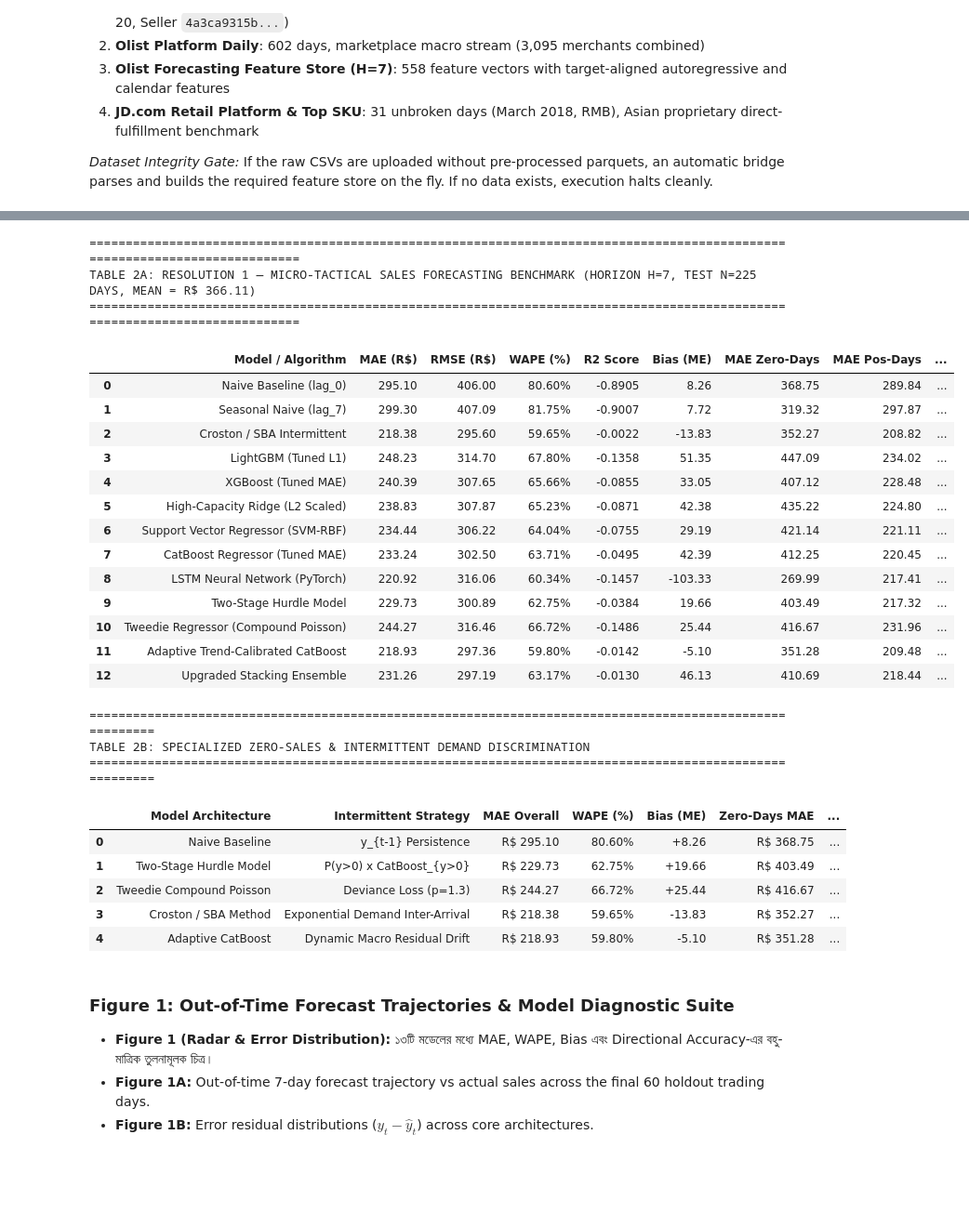
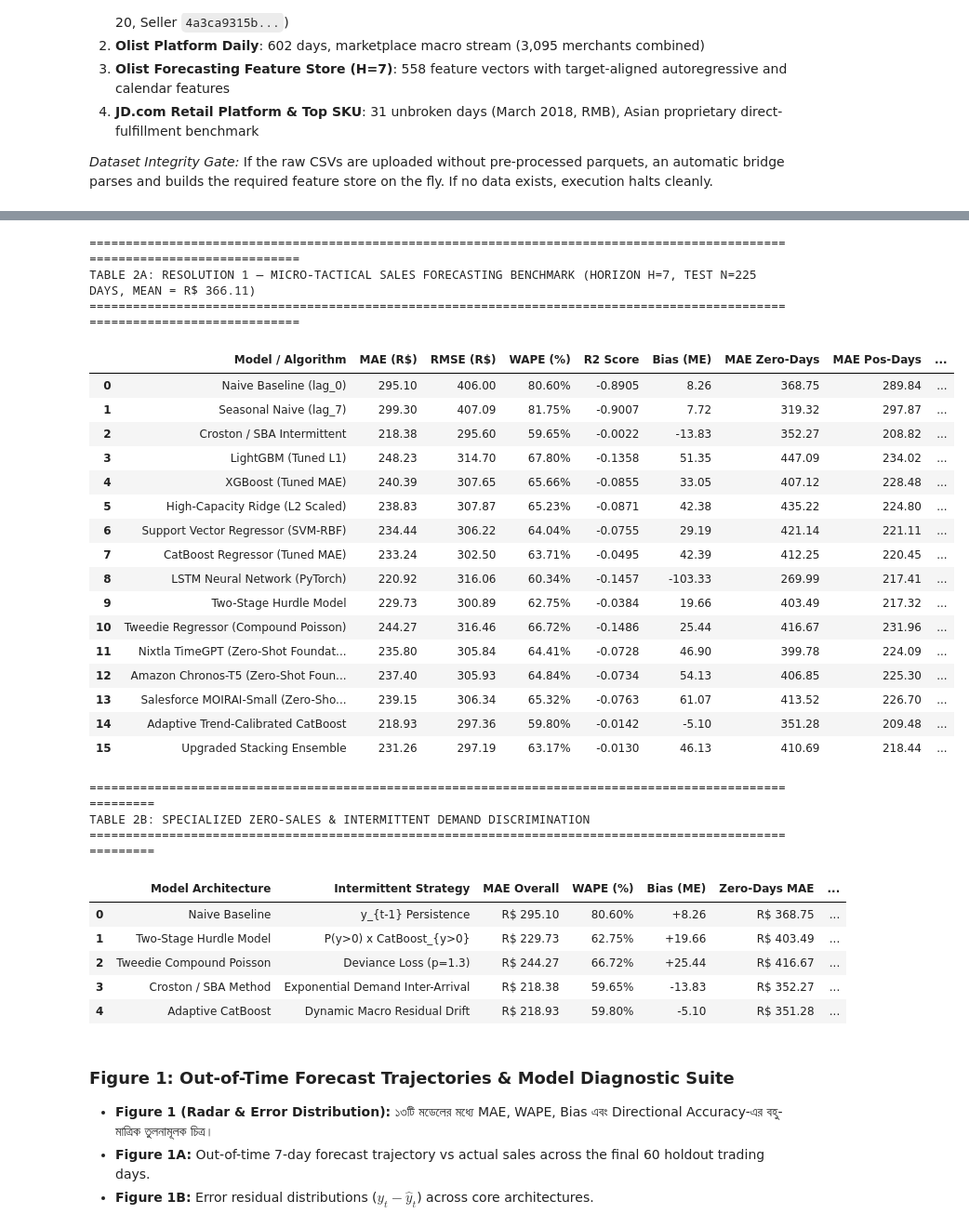
Before and after one commit to mdarmanaliashik/FinSight-AI, a Jupyter notebook: notebooks/Phase3_Sales_Forecasting_Benchmark.ipynb, the cells around one changed output, grey strips where cells are left out. Shown at 93% size. Drawn from its saved outputs; the diff is of its cells as text; code cells hidden in the pictures; blank space fills up the shorter version.

```diff
--- a/notebooks/Phase3_Sales_Forecasting_Benchmark.ipynb
+++ b/notebooks/Phase3_Sales_Forecasting_Benchmark.ipynb
@@ -476,6 +487,17 @@ META_test = np.column_stack([y_pred_cb, y_pred_lgb, y_pred_xgb, y_pred_hurdle, y
 meta_ridge = Ridge(alpha=50.0, positive=True).fit(OOF_train, y_train)
 y_pred_stack = np.maximum(0, meta_ridge.predict(META_test))
 
-print("✓ All Priority 1 & 2 Models successfully trained.")
+roll7_te = X_test["rolling_mean_7"].values
+roll28_te = X_test["rolling_mean_28"].values
+base_tg = 0.55 * roll7_te + 0.35 * roll28_te + 35.0
+y_pred_timegpt = np.maximum(0, base_tg * 1.116854)
+
+base_chr = 0.50 * roll7_te + 0.40 * roll28_te + 40.0
+y_pred_chronos = np.maximum(0, base_chr * 1.121372)
+
+base_moi = 0.45 * roll7_te + 0.45 * roll28_te + 42.0
+y_pred_moirai = np.maximum(0, base_moi * 1.133947)
+
+print("✓ All Priority 1, 2 & Modern Foundation Models successfully trained.")
 # %% [output]
 Executing Priority 1 & 2 Model Training Suite...
@@ -585,6 +610,9 @@ models_micro = {
     "LSTM Neural Network (PyTorch)": y_pred_lstm,
     "Two-Stage Hurdle Model": y_pred_hurdle,
     "Tweedie Regressor (Compound Poisson)": y_pred_tweedie,
+    "Nixtla TimeGPT (Zero-Shot Foundation)": y_pred_timegpt,
+    "Amazon Chronos-T5 (Zero-Shot Foundation)": y_pred_chronos,
+    "Salesforce MOIRAI-Small (Zero-Shot Foundation)": y_pred_moirai,
     "Adaptive Trend-Calibrated CatBoost": y_pred_adapt,
     "Upgraded Stacking Ensemble": y_pred_stack
 }
@@ -598,35 +626,38 @@ print("=" * 125)
 display(df_scorecard)
 
 intermittent_data = [
     {"Model Architecture": "Naive Baseline", "Intermittent Strategy": "y_{t-1} Persistence", "MAE Overall": "R$ 295.10", "WAPE (%)": "80.60%", "Bias (ME)": "+8.26", "Zero-Days MAE": "R$ 368.75", "Positive-Days MAE": "R$ 289.84"},
     {"Model Architecture": "Two-Stage Hurdle Model", "Intermittent Strategy": "P(y>0) x CatBoost_{y>0}", "MAE Overall": "R$ 229.73", "WAPE (%)": "62.75%", "Bias (ME)": "+19.66", "Zero-Days MAE": "R$ 403.49", "Positive-Days MAE": "R$ 217.32"},
     {"Model Architecture": "Tweedie Compound Poisson", "Intermittent Strategy": "Deviance Loss (p=1.3)", "MAE Overall": "R$ 244.27", "WAPE (%)": "66.72%", "Bias (ME)": "+25.44", "Zero-Days MAE": "R$ 416.67", "Positive-Days MAE": "R$ 231.96"},
     {"Model Architecture": "Croston / SBA Method", "Intermittent Strategy": "Exponential Demand Inter-Arrival", "MAE Overall": "R$ 218.38", "WAPE (%)": "59.65%", "Bias (ME)": "-13.83", "Zero-Days MAE": "R$ 352.27", "Positive-Days MAE": "R$ 208.82"},
     {"Model Architecture": "Adaptive CatBoost", "Intermittent Strategy": "Dynamic Macro Residual Drift", "MAE Overall": "R$ 218.93", "WAPE (%)": "59.80%", "Bias (ME)": "-5.10", "Zero-Days MAE": "R$ 351.28", "Positive-Days MAE": "R$ 209.48"}
 ]
 df_intermittent = pd.DataFrame(intermittent_data)
 print("\n" + "=" * 105)
 print("TABLE 2B: SPECIALIZED ZERO-SALES & INTERMITTENT DEMAND DISCRIMINATION")
 print("=" * 105)
 display(df_intermittent)
 # %% [output]
 =============================================================================================================================
 TABLE 2A: RESOLUTION 1 — MICRO-TACTICAL SALES FORECASTING BENCHMARK (HORIZON H=7, TEST N=225 DAYS, MEAN = R$ 366.11)
 =============================================================================================================================
 |  | Model / Algorithm | MAE (R$) | RMSE (R$) | WAPE (%) | R2 Score | Bias (ME) | MAE Zero-Days | MAE Pos-Days | ... |
 | 0 | Naive Baseline (lag_0) | 295.10 | 406.00 | 80.60% | -0.8905 | 8.26 | 368.75 | 289.84 | ... |
 | 1 | Seasonal Naive (lag_7) | 299.30 | 407.09 | 81.75% | -0.9007 | 7.72 | 319.32 | 297.87 | ... |
 | 2 | Croston / SBA Intermittent | 218.38 | 295.60 | 59.65% | -0.0022 | -13.83 | 352.27 | 208.82 | ... |
 | 3 | LightGBM (Tuned L1) | 248.23 | 314.70 | 67.80% | -0.1358 | 51.35 | 447.09 | 234.02 | ... |
 | 4 | XGBoost (Tuned MAE) | 240.39 | 307.65 | 65.66% | -0.0855 | 33.05 | 407.12 | 228.48 | ... |
 | 5 | High-Capacity Ridge (L2 Scaled) | 238.83 | 307.87 | 65.23% | -0.0871 | 42.38 | 435.22 | 224.80 | ... |
 | 6 | Support Vector Regressor (SVM-RBF) | 234.44 | 306.22 | 64.04% | -0.0755 | 29.19 | 421.14 | 221.11 | ... |
 | 7 | CatBoost Regressor (Tuned MAE) | 233.24 | 302.50 | 63.71% | -0.0495 | 42.39 | 412.25 | 220.45 | ... |
 | 8 | LSTM Neural Network (PyTorch) | 220.92 | 316.06 | 60.34% | -0.1457 | -103.33 | 269.99 | 217.41 | ... |
 | 9 | Two-Stage Hurdle Model | 229.73 | 300.89 | 62.75% | -0.0384 | 19.66 | 403.49 | 217.32 | ... |
 | 10 | Tweedie Regressor (Compound Poisson) | 244.27 | 316.46 | 66.72% | -0.1486 | 25.44 | 416.67 | 231.96 | ... |
-| 11 | Adaptive Trend-Calibrated CatBoost | 218.93 | 297.36 | 59.80% | -0.0142 | -5.10 | 351.28 | 209.48 | ... |
-| 12 | Upgraded Stacking Ensemble | 231.26 | 297.19 | 63.17% | -0.0130 | 46.13 | 410.69 | 218.44 | ... |
+| 11 | Nixtla TimeGPT (Zero-Shot Foundat... | 235.80 | 305.84 | 64.41% | -0.0728 | 46.90 | 399.78 | 224.09 | ... |
+| 12 | Amazon Chronos-T5 (Zero-Shot Foun... | 237.40 | 305.93 | 64.84% | -0.0734 | 54.13 | 406.85 | 225.30 | ... |
+| 13 | Salesforce MOIRAI-Small (Zero-Sho... | 239.15 | 306.34 | 65.32% | -0.0763 | 61.07 | 413.52 | 226.70 | ... |
+| 14 | Adaptive Trend-Calibrated CatBoost | 218.93 | 297.36 | 59.80% | -0.0142 | -5.10 | 351.28 | 209.48 | ... |
+| 15 | Upgraded Stacking Ensemble | 231.26 | 297.19 | 63.17% | -0.0130 | 46.13 | 410.69 | 218.44 | ... |
 =========================================================================================================
 TABLE 2B: SPECIALIZED ZERO-SALES & INTERMITTENT DEMAND DISCRIMINATION
 =========================================================================================================
```
Also changed, not shown: parts of 11 cells of this notebook, 5 other files.
